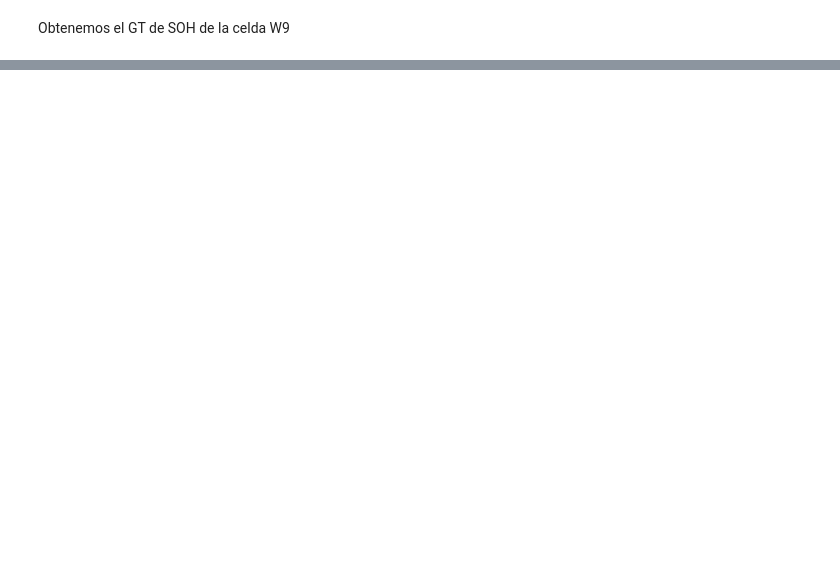
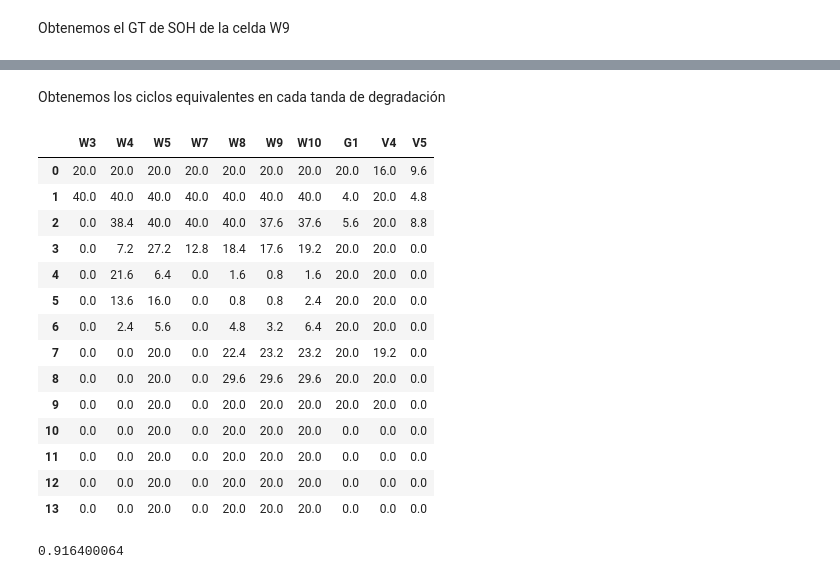
Before and after one commit to AXS-Rose/degradation_model, a Jupyter notebook: uncertainty_characterization/stanford_analysis.ipynb, the cells around one changed output, grey strips where cells are left out. Cells and saved outputs as stored; diff of their text form; code cells hidden in the pictures; blank space fills up the shorter version.

```diff
--- a/uncertainty_characterization/stanford_analysis.ipynb
+++ b/uncertainty_characterization/stanford_analysis.ipynb
@@ -93,0 +50,37 @@ gt_df
+# %% [markdown]
+Obtenemos los ciclos equivalentes en cada tanda de degradación
+# %%
+EQ_cycles = []
+path = "C:/Users/Bruno/OneDrive - Universidad de Chile/BGMG/CASE/git_repositories/degradation_model/uncertainty_characterization/stanford_cell_cycles.csv"
+cell_cycles = pd.read_csv(path,delimiter=';',)
+cell_cycles_eq = pd.DataFrame()
+SR_0 = 100
+SR = 80
+acc_subc = 0
+for cell in cell_cycles.columns:
+    values = cell_cycles[cell]
+    for idx,subcycle in enumerate(values):
+        eq_cycle = subcycle*(SR/SR_0)
+        EQ_cycles.append(eq_cycle)
+    cell_cycles_eq[cell] = EQ_cycles
+    EQ_cycles = []
+# %% [output]
+|  | W3 | W4 | W5 | W7 | W8 | W9 | W10 | G1 | V4 | V5 |
+| 0 | 20.0 | 20.0 | 20.0 | 20.0 | 20.0 | 20.0 | 20.0 | 20.0 | 16.0 | 9.6 |
+| 1 | 40.0 | 40.0 | 40.0 | 40.0 | 40.0 | 40.0 | 40.0 | 4.0 | 20.0 | 4.8 |
+| 2 | 0.0 | 38.4 | 40.0 | 40.0 | 40.0 | 37.6 | 37.6 | 5.6 | 20.0 | 8.8 |
+| 3 | 0.0 | 7.2 | 27.2 | 12.8 | 18.4 | 17.6 | 19.2 | 20.0 | 20.0 | 0.0 |
+| 4 | 0.0 | 21.6 | 6.4 | 0.0 | 1.6 | 0.8 | 1.6 | 20.0 | 20.0 | 0.0 |
+| 5 | 0.0 | 13.6 | 16.0 | 0.0 | 0.8 | 0.8 | 2.4 | 20.0 | 20.0 | 0.0 |
+| 6 | 0.0 | 2.4 | 5.6 | 0.0 | 4.8 | 3.2 | 6.4 | 20.0 | 20.0 | 0.0 |
+| 7 | 0.0 | 0.0 | 20.0 | 0.0 | 22.4 | 23.2 | 23.2 | 20.0 | 19.2 | 0.0 |
+| 8 | 0.0 | 0.0 | 20.0 | 0.0 | 29.6 | 29.6 | 29.6 | 20.0 | 20.0 | 0.0 |
+| 9 | 0.0 | 0.0 | 20.0 | 0.0 | 20.0 | 20.0 | 20.0 | 20.0 | 20.0 | 0.0 |
+| 10 | 0.0 | 0.0 | 20.0 | 0.0 | 20.0 | 20.0 | 20.0 | 0.0 | 0.0 | 0.0 |
+| 11 | 0.0 | 0.0 | 20.0 | 0.0 | 20.0 | 20.0 | 20.0 | 0.0 | 0.0 | 0.0 |
+| 12 | 0.0 | 0.0 | 20.0 | 0.0 | 20.0 | 20.0 | 20.0 | 0.0 | 0.0 | 0.0 |
+| 13 | 0.0 | 0.0 | 20.0 | 0.0 | 20.0 | 20.0 | 20.0 | 0.0 | 0.0 | 0.0 |
+# %%
+SOH_gt_df["W5"][13]
+# %% [output]
+0.916400064
```
Also changed, not shown: parts of 11 cells of this notebook.
